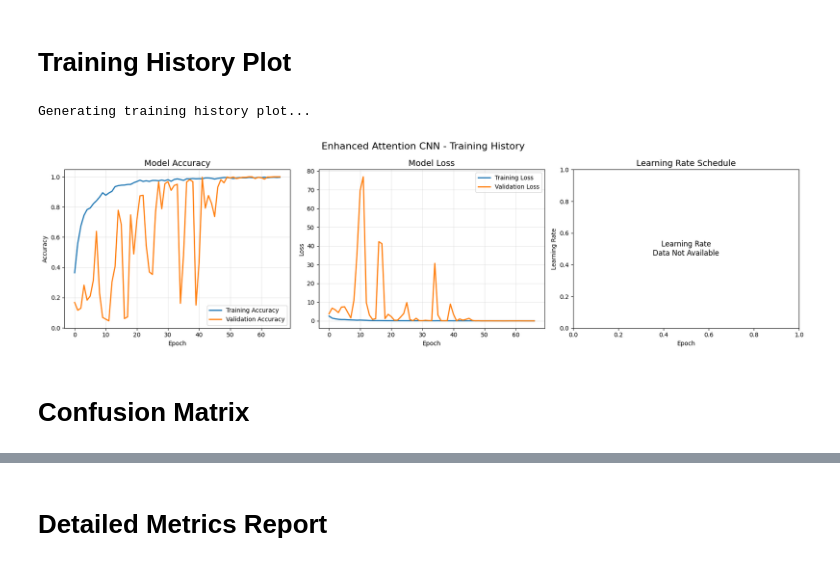
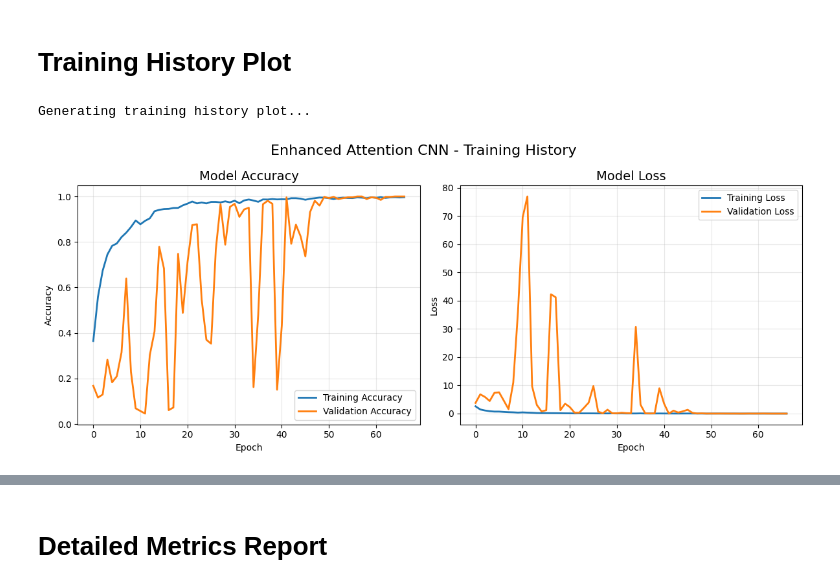
Before and after one commit to tasniaazra123/Rare-and-Endangered-Medicinal-Plants-in-Bangladesh, a Jupyter notebook: CODE/attention-enhanced-cnn-model.ipynb, the cells around one changed output, grey strips where cells are left out. Cells and saved outputs as stored; diff of their text form; code cells hidden in the pictures.

Commit message:
Kaggle Notebook | Attention-Enhanced CNN Model | Version 3

```diff
--- a/CODE/attention-enhanced-cnn-model.ipynb
+++ b/CODE/attention-enhanced-cnn-model.ipynb
@@ -435,26 +382,0 @@ Callbacks configured:
-# %%
-# Train Model
-print("\nStarting training...")
-print("=" * 50)
-print(f"Epochs: {EPOCHS}")
-print(f"Batch size: {BATCH_SIZE}")
-print(f"Training samples: {train_gen.samples}")
-print(f"Validation samples: {val_gen.samples}")
-print(f"Class weights applied: Yes")
-print("=" * 50)
-
-start_time = time.time()
-
-history = model.fit(
-    train_gen,
-    epochs=EPOCHS,
-    validation_data=val_gen,
-    callbacks=callbacks,
-    class_weight=class_weights,
-    verbose=1
-)
-
-training_time = time.time() - start_time
-print(f"\nTraining completed in {training_time:.2f} seconds")
-print(f"Number of epochs trained: {len(history.history['loss'])}")
-print(f"Best validation accuracy: {max(history.history['val_accuracy']):.4f}")
@@ -592,52 +463,33 @@ Macro-average AUC: 1.0000
 # %% [markdown]
 # Training History Plot
 # %%
-# Training History Plot
 def plot_training_history(history):
-    fig, (ax1, ax2, ax3) = plt.subplots(1, 3, figsize=(18, 5))
+    fig, (ax1, ax2) = plt.subplots(1, 2, figsize=(12, 5))
 
     # Plot training & validation accuracy
     ax1.plot(history.history['accuracy'], label='Training Accuracy', linewidth=2)
     ax1.plot(history.history['val_accuracy'], label='Validation Accuracy', linewidth=2)
     ax1.set_title('Model Accuracy', fontsize=14)
     ax1.set_xlabel('Epoch')
     ax1.set_ylabel('Accuracy')
     ax1.legend()
     ax1.grid(True, alpha=0.3)
 
     # Plot training & validation loss
     ax2.plot(history.history['loss'], label='Training Loss', linewidth=2)
     ax2.plot(history.history['val_loss'], label='Validation Loss', linewidth=2)
     ax2.set_title('Model Loss', fontsize=14)
     ax2.set_xlabel('Epoch')
     ax2.set_ylabel('Loss')
     ax2.legend()
     ax2.grid(True, alpha=0.3)
 
-    # Plot learning rate if available
-    if 'lr' in history.history:
-        ax3.plot(history.history['lr'], label='Learning Rate', color='purple', linewidth=2)
-        ax3.set_title('Learning Rate Schedule', fontsize=14)
-        ax3.set_xlabel('Epoch')
-        ax3.set_ylabel('Learning Rate')
-        ax3.set_yscale('log')
-        ax3.grid(True, alpha=0.3)
-    else:
-        # Create dummy plot
-        ax3.text(0.5, 0.5, 'Learning Rate\nData Not Available',
-                ha='center', va='center', fontsize=12)
-        ax3.set_title('Learning Rate Schedule', fontsize=14)
-        ax3.set_xlabel('Epoch')
-        ax3.set_ylabel('Learning Rate')
-
     plt.suptitle('Enhanced Attention CNN - Training History', fontsize=16)
     plt.tight_layout()
     plt.show()
 
 print("Generating training history plot...")
 plot_training_history(history)
 # %% [output]
 Generating training history plot...
-[figure, old version]
+[figure, new version]
-# %% [markdown]
-# Confusion Matrix
```
Also changed, not shown: parts of 11 cells of this notebook.
